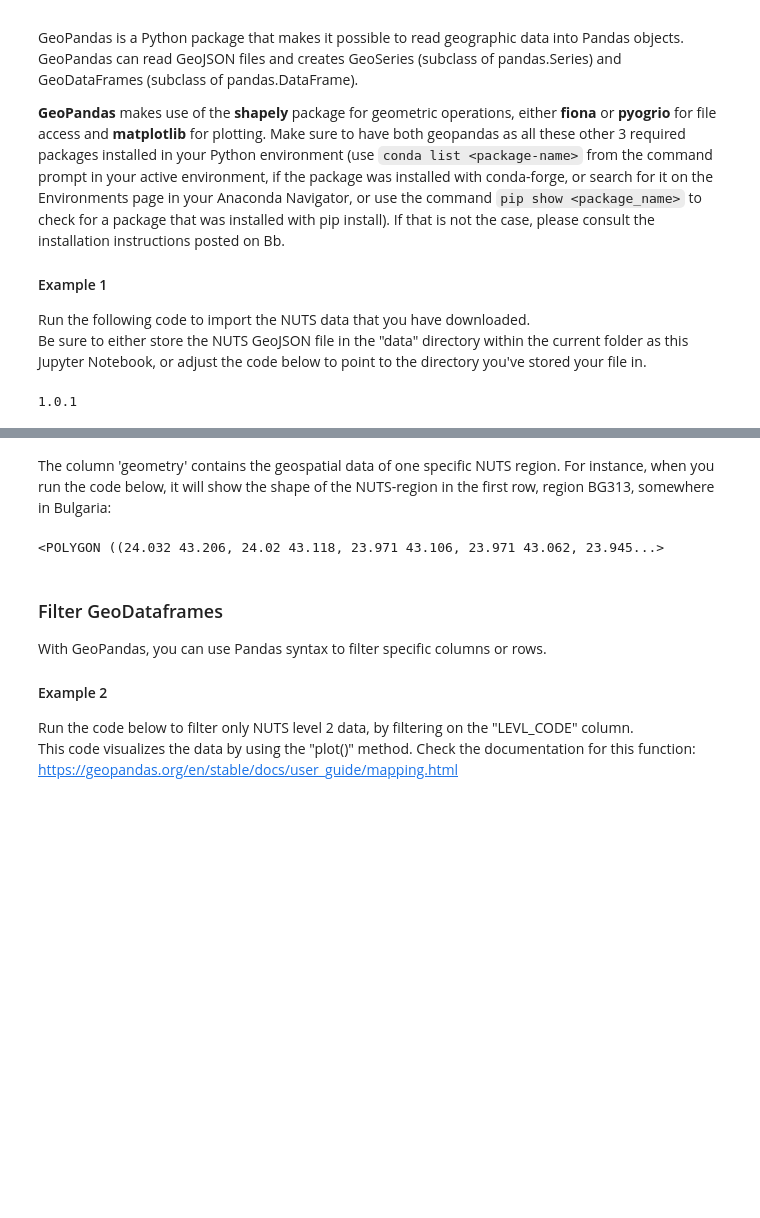
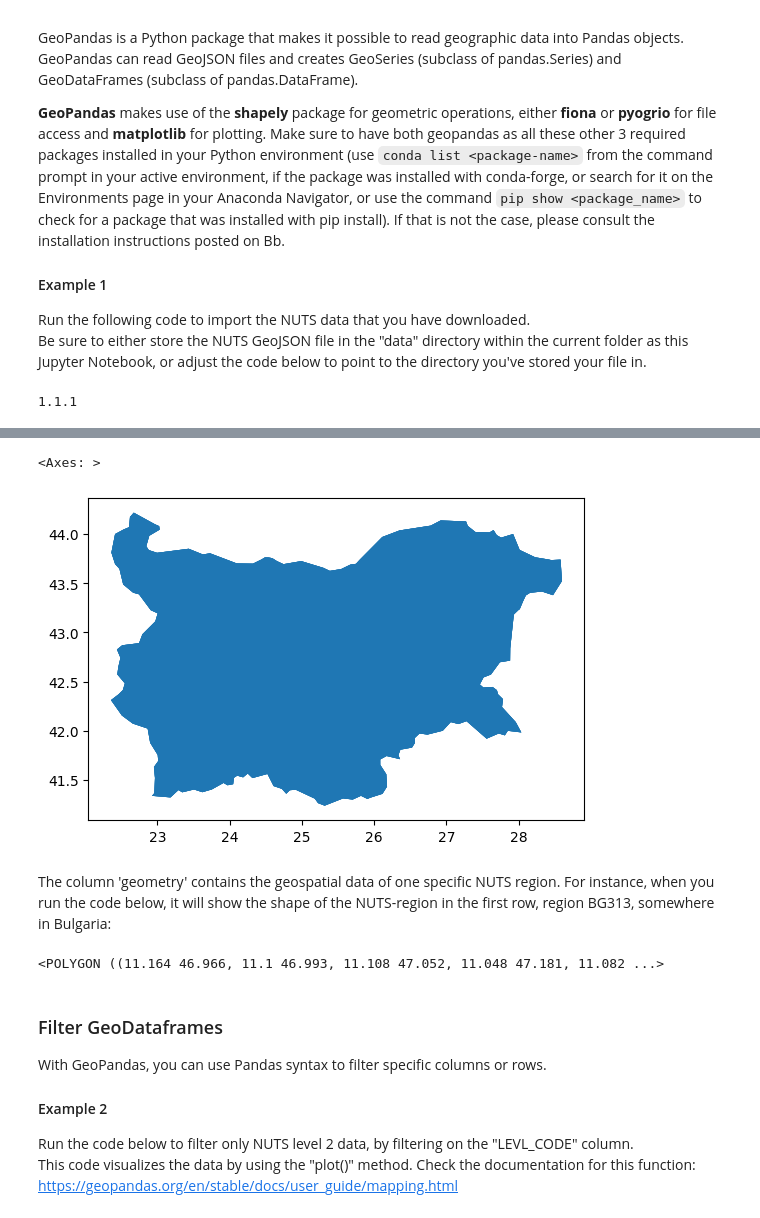
Before and after one commit to victorelgersma/dafs, a Jupyter notebook: week5/Lesson 2 - Combining Climate and Geospatial data - v5 - without Solutions.ipynb, the cells around one changed output, grey strips where cells are left out. Cells and saved outputs as stored; diff of their text form; code cells hidden in the pictures; blank space fills up the shorter version.

```diff
--- a/week5/Lesson 2 - Combining Climate and Geospatial data - v5 - without Solutions.ipynb
+++ b/week5/Lesson 2 - Combining Climate and Geospatial data - v5 - without Solutions.ipynb
@@ -87,6 +87,9 @@ Be sure to either store the NUTS GeoJSON file in the "data" directory within the
 import geopandas as gpd
 print(gpd. __version__)
 df_geo = gpd.read_file('data/NUTS_RG_10M_2024_4326.geojson')
-df_geo.head()
+
+
+
+df_geo[df_geo["NUTS_ID"].str.startswith("BG")].plot()
 # %% [output]
-1.0.1
+1.1.1
@@ -99,9 +96,11 @@ df_geo.head()
+<Axes: >
+[figure, added]
 # %% [markdown]
 The column 'geometry' contains the geospatial data of one specific NUTS region. For instance, when you run the code below, it will show the shape of the NUTS-region in the first row, region BG313, somewhere in Bulgaria:
 # %%
-df_geo.loc[0,'geometry']
+df_geo.loc[20,'geometry']
 # %% [output]
-<POLYGON ((24.032 43.206, 24.02 43.118, 23.971 43.106, 23.971 43.062, 23.945...>
+<POLYGON ((11.164 46.966, 11.1 46.993, 11.108 47.052, 11.048 47.181, 11.082 ...>
 # %% [markdown]
 ### Filter GeoDataframes
 With GeoPandas, you can use Pandas syntax to filter specific columns or rows.
```
Also changed, not shown: parts of 13 cells of this notebook, 26 other files.
